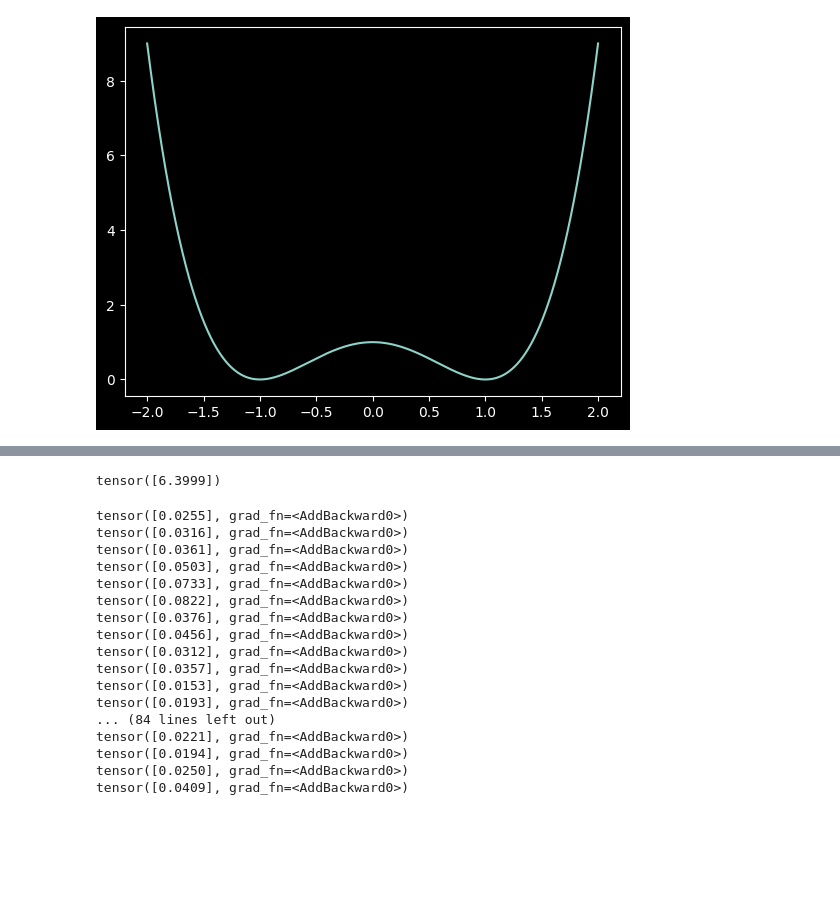
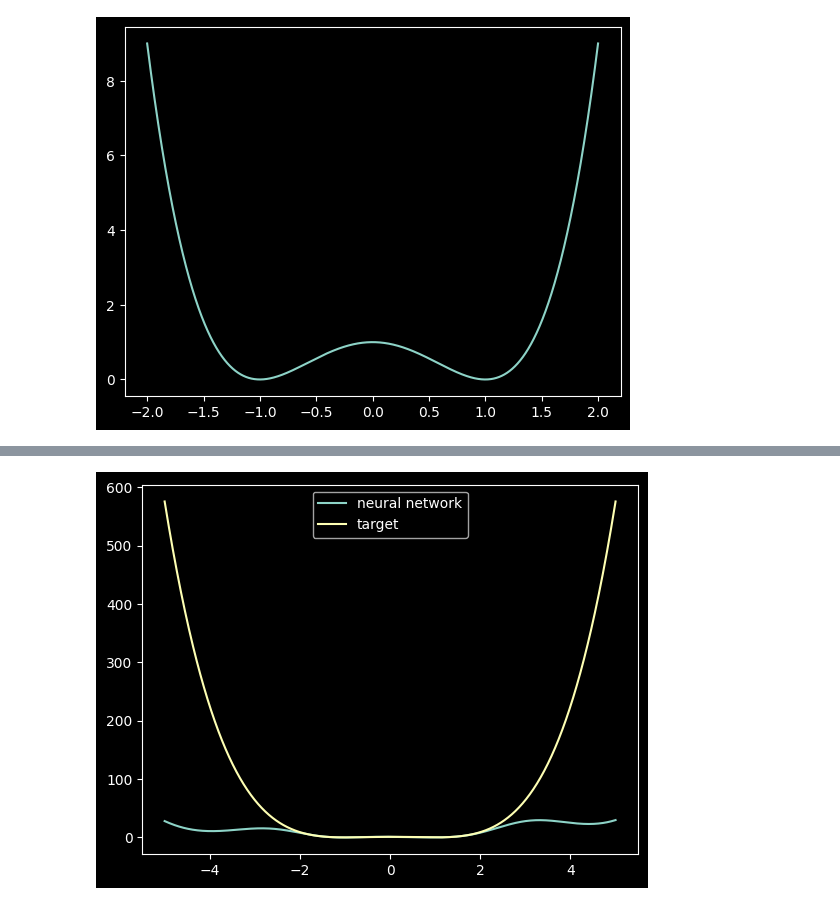
Before and after one commit to jonathan-hellwig/symbolic_regression, a Jupyter notebook: symbolic_regression.ipynb, the cells around one changed output, grey strips where cells are left out. Saved outputs shown, nothing was run; the diff lists cells and outputs as text; code cells hidden in the pictures; blank space fills up the shorter version.

```diff
--- a/symbolic_regression.ipynb
+++ b/symbolic_regression.ipynb
@@ -37,68 +98,10 @@ plt.legend();
-# %%
-# regularization = 0.1
-# norm = torch.zeros((1))
-# for p in parameters:
-#     norm += p.abs().sum()
-loss = ((y_hat- y) ** 2).mean(0) # + regularization * sum([p.abs().sum() for p in parameters])
-loss
-# %% [output]
-tensor([6.3999])
-# %%
-regularization = 0
-for p in parameters:
-    p.requires_grad = True
-
-def forward(x, parameters):
-    W1, b1, W2, b2, W3, b3 = parameters
-    pre_z1 = x @ W1 + b1
-    z1 = torch.cat((pre_z1[:, 0][:, None], torch.sin(pre_z1[:, 1][:, None]), torch.cos(
-        pre_z1[:, 2][:, None]), torch.sigmoid(pre_z1[:, 3][:, None]), pre_z1[:, 4][:, None] * pre_z1[:, 5][:, None]), 1)
-    pre_z2 = z1 @ W2 + b2
-    z2 = torch.cat((pre_z2[:, 0][:, None], torch.sin(pre_z2[:, 1][:, None]), torch.cos(
-        pre_z2[:, 2][:, None]), torch.sigmoid(pre_z2[:, 3][:, None]), pre_z2[:, 4][:, None] * pre_z2[:, 5][:, None]), 1)
-    y_hat = z2 @ W3 + b3
-    return y_hat
-
-learning_rate = 0.01
-batch_size = 32
-for _ in range(100):
-    for p in parameters:
-        with torch.no_grad():
-            p[p.abs() < 0.01] = 0.0
-
-    ix = torch.randint(0,len(x), (batch_size,))
-    x_batch = x[ix]
-    y_batch = y[ix]
-
-
-    y_hat = forward(x_batch, parameters)
-
-    loss = ((y_hat - y_batch) ** 2).mean(0) + regularization * \
-        sum([p.abs().sum() for p in parameters])
-
-    for p in parameters:
-        p.grad = None
-    loss.backward()
-
-    for p in parameters:
-        with torch.no_grad():
-            p += -learning_rate * p.grad
-    print(loss)
-# %% [output]
-tensor([0.0255], grad_fn=<AddBackward0>)
-tensor([0.0316], grad_fn=<AddBackward0>)
-tensor([0.0361], grad_fn=<AddBackward0>)
-tensor([0.0503], grad_fn=<AddBackward0>)
-tensor([0.0733], grad_fn=<AddBackward0>)
-tensor([0.0822], grad_fn=<AddBackward0>)
-tensor([0.0376], grad_fn=<AddBackward0>)
-tensor([0.0456], grad_fn=<AddBackward0>)
-tensor([0.0312], grad_fn=<AddBackward0>)
-tensor([0.0357], grad_fn=<AddBackward0>)
-tensor([0.0153], grad_fn=<AddBackward0>)
-tensor([0.0193], grad_fn=<AddBackward0>)
-... (84 lines left out)
-tensor([0.0221], grad_fn=<AddBackward0>)
-tensor([0.0194], grad_fn=<AddBackward0>)
-tensor([0.0250], grad_fn=<AddBackward0>)
-tensor([0.0409], grad_fn=<AddBackward0>)
+# %%
+x2 = torch.linspace(-5,5,1000).reshape((-1, 1))
+y2 = x2.clone()
+for layer in layers:
+    y2 = layer.forward(y2)
+plt.plot(x2, y2.detach(), label='neural network')
+plt.plot(x2, f(x2), label='target')
+plt.legend();
+# %% [output]
+[figure, added]
```
Also changed, not shown: parts of 14 cells of this notebook.
